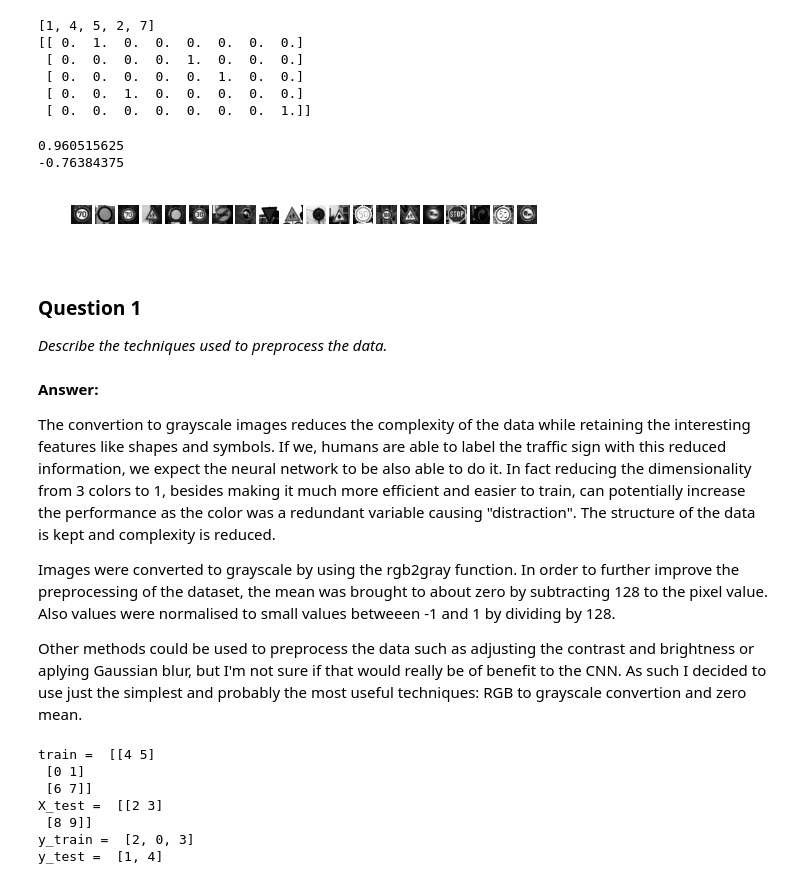
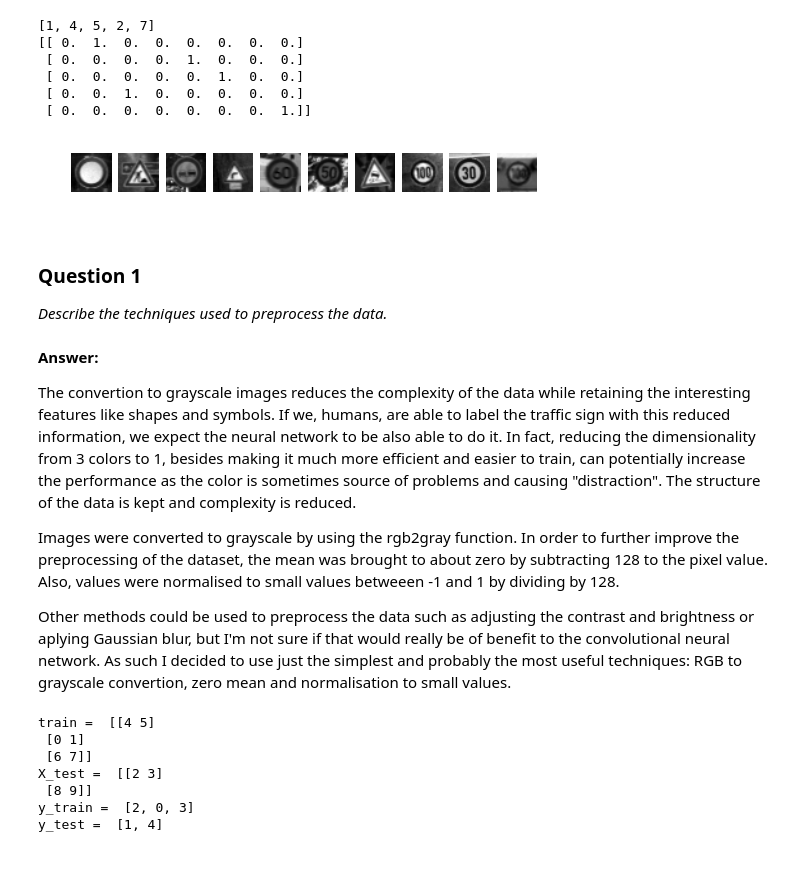
Before and after one commit to ninopereira/Traffic_Signs_Classification_NN, a Jupyter notebook: Traffic_Signs_Recognition-NP.ipynb, the cells around one changed output. Saved outputs shown, nothing was run; the diff lists cells and outputs as text; code cells hidden in the pictures.

```diff
--- a/Traffic_Signs_Recognition-NP.ipynb
+++ b/Traffic_Signs_Recognition-NP.ipynb
@@ -162,40 +165,38 @@ print(B)
 import numpy as np
 from numpy import newaxis
 import matplotlib.pyplot as plt
 import matplotlib.image as mpimg
 
 def rgb2gray(rgb):
     return np.dot(rgb[...,:3], [0.299, 0.587, 0.114])
 
 # convert train data to grayscale to reduce complexity and make the mean zero
 X_train_gray = []
 for image in X_train:
     X_train_gray.append((rgb2gray(image)-128)/128,);
 
 #do the same for the test data
 X_test_gray = []
 for image in X_test:
     X_test_gray.append((rgb2gray(image)-128)/128,);
 
 # Apply one_hot_encoder to labels
 y_train = one_hot_encoder(y_train, n_classes)
 y_test = one_hot_encoder(y_test, n_classes)
 
 # debug only ------------------------------------------------------------------------------
-# get 20 random samples from X_train_gray
-gray_samples = getRandomImageSet(X_train_gray, 20)
+# get some random samples from X_train_gray
+gray_samples = getRandomImageSet(X_train_gray, 10)
 plotImageSet(gray_samples,'gray')
 
-print(np.max(X_test_gray[21]))
-print(np.min(X_test_gray[21]))
+#print(np.max(X_test_gray[21]))
+#print(np.min(X_test_gray[21]))
 
 # reshape image set
 X_train_gray = np.reshape(X_train_gray, (n_train,32,32,1))
 X_test_gray = np.reshape(X_test_gray, (n_test,32,32,1))
 # %% [output]
-0.960515625
--0.76384375
-[figure, old version]
+[figure, new version]
 # %% [markdown]
 ### Question 1
 
@@ -203,12 +204,12 @@ _Describe the techniques used to preprocess the data._
 # %% [markdown]
 **Answer:**
 
-The convertion to grayscale images reduces the complexity of the data while retaining the interesting features like shapes and symbols. If we, humans are able to label the traffic sign with this reduced information, we expect the neural network to be also able to do it. In fact reducing the dimensionality from 3 colors to 1, besides making it much more efficient and easier to train, can potentially increase the performance as the color was a redundant variable causing "distraction". The structure of the data is kept and complexity is reduced.
+The convertion to grayscale images reduces the complexity of the data while retaining the interesting features like shapes and symbols. If we, humans, are able to label the traffic sign with this reduced information, we expect the neural network to be also able to do it. In fact, reducing the dimensionality from 3 colors to 1, besides making it much more efficient and easier to train, can potentially increase the performance as the color is sometimes source of problems and causing "distraction". The structure of the data is kept and complexity is reduced.
 
 Images were converted to grayscale by using the rgb2gray function. In order to further improve the preprocessing of the dataset, the mean was brought to about zero by subtracting 128 to the pixel value.
-Also values were normalised to small values betweeen -1 and 1 by dividing by 128.
+Also, values were normalised to small values betweeen -1 and 1 by dividing by 128.
 
-Other methods could be used to preprocess the data such as adjusting the contrast and brightness or aplying Gaussian blur, but I'm not sure if that would really be of benefit to the CNN. As such I decided to use just the simplest and probably the most useful techniques: RGB to grayscale convertion and zero mean.
+Other methods could be used to preprocess the data such as adjusting the contrast and brightness or aplying Gaussian blur, but I'm not sure if that would really be of benefit to the convolutional neural network. As such I decided to use just the simplest and probably the most useful techniques: RGB to grayscale convertion, zero mean and normalisation to small values.
 # %%
 # test train_test_split
 import numpy as np
```
Also changed, not shown: parts of 26 cells of this notebook, 1 other file.
